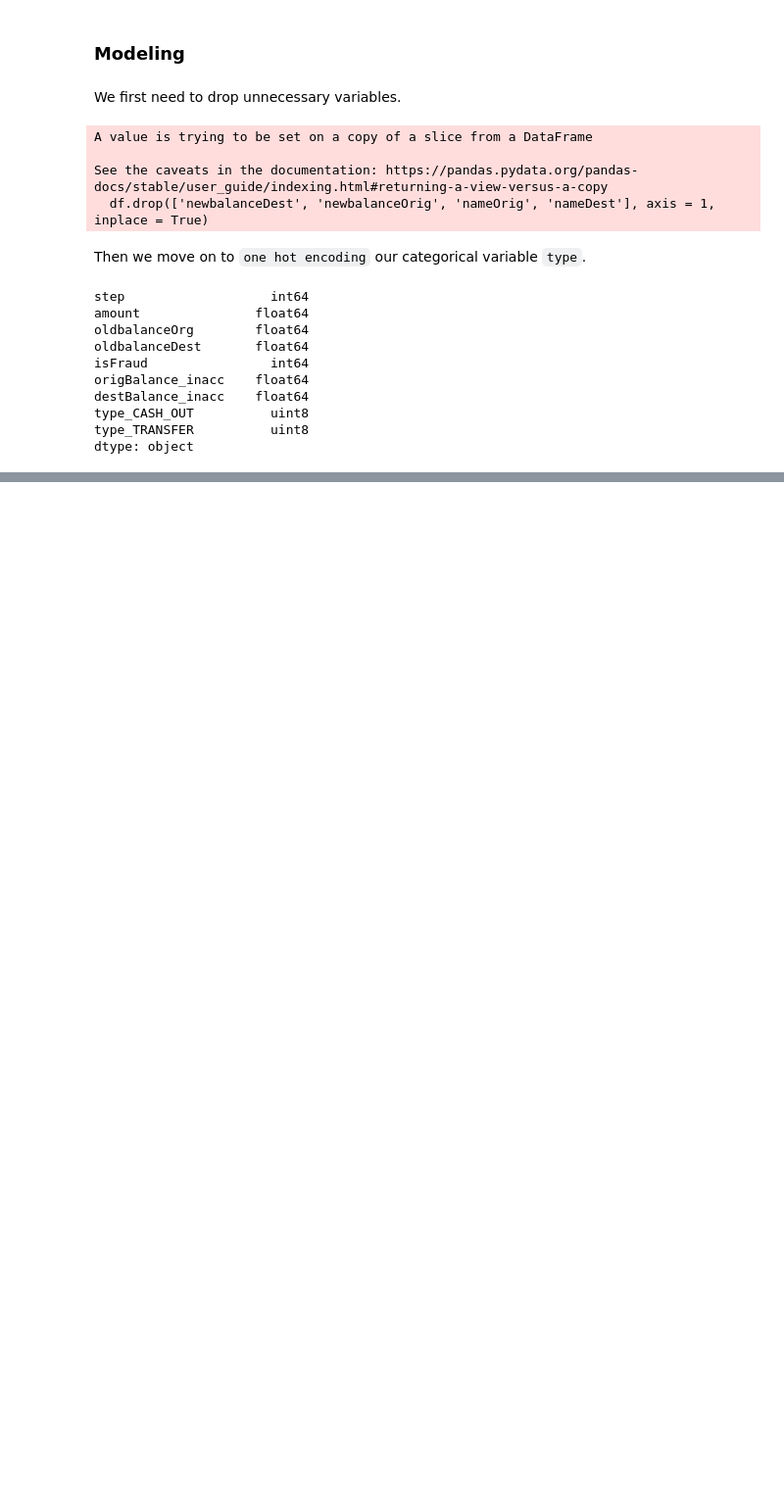
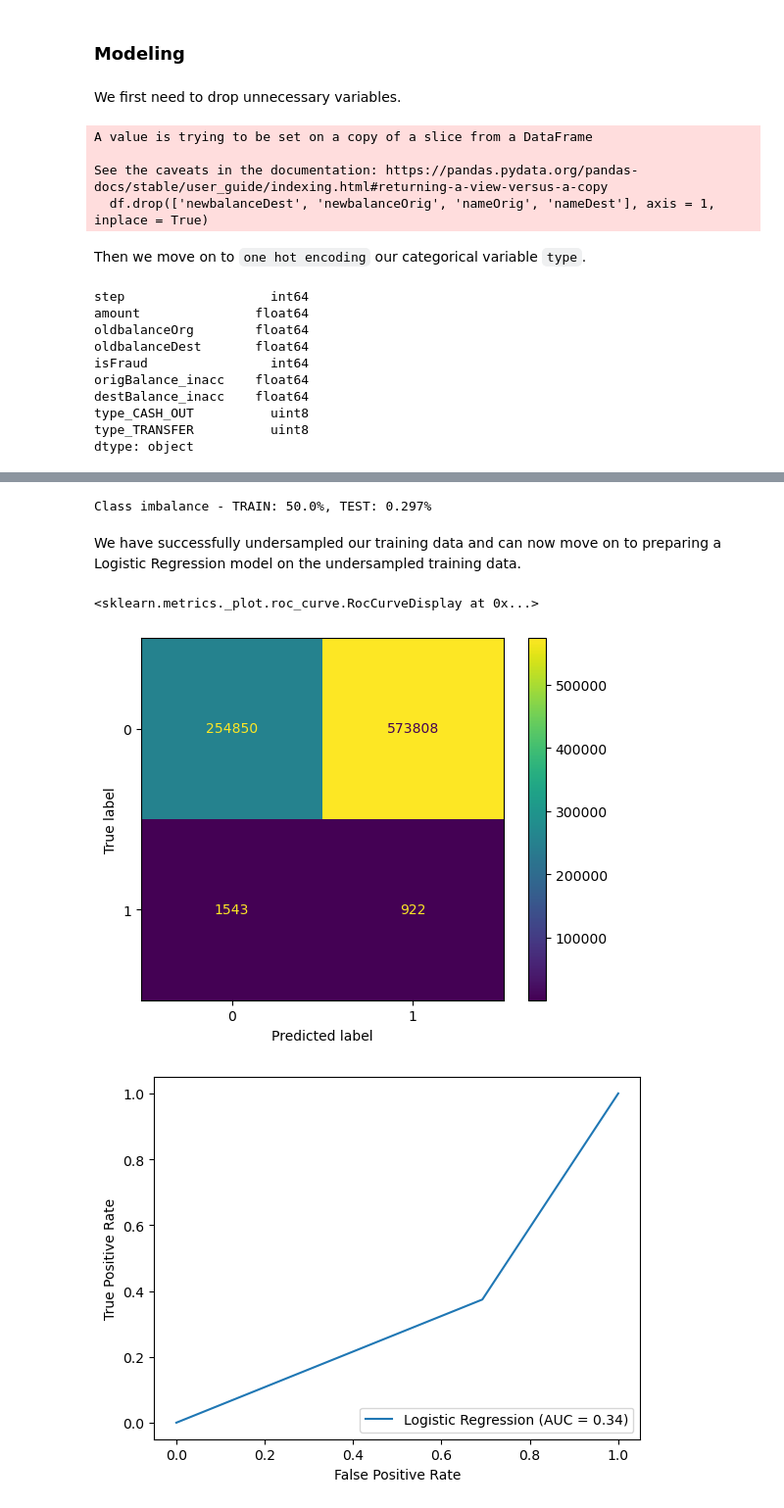
Before and after one commit to parthareja/financial-fraud-detection, a Jupyter notebook: financial-fraud-detection.ipynb, the cells around one changed output, grey strips where cells are left out. Shown at 98% size. Saved outputs shown, nothing was run; the diff lists cells and outputs as text; code cells hidden in the pictures; blank space fills up the shorter version.

```diff
--- a/financial-fraud-detection.ipynb
+++ b/financial-fraud-detection.ipynb
@@ -412,0 +556,46 @@ X_train, X_test, Y_train, Y_test = train_test_split(X, Y, test_size=0.30, random
+# %%
+import numpy as np
+
+fraud_train_ind = np.where(Y_train == 1)[0]
+non_fraud_train_ind = np.where(Y_train == 0)[0]
+
+non_fraud_train_ind_und = np.random.choice(non_fraud_train_ind, len(fraud_train_ind), replace = False)
+non_fraud_train_ind_und = np.array(non_fraud_train_ind_und)
+
+train_ind_und = np.concatenate([fraud_train_ind, non_fraud_train_ind_und])
+
+X_train_und = X_train.loc[X_train.reset_index(drop=True).index.isin(train_ind_und),:]
+Y_train_und = Y_train[train_ind_und.tolist()]
+# %%
+frauds_train = 0
+for i in Y_train_und:
+    if i == 1:
+        frauds_train += 1
+
+frauds_test = 0
+for i in Y_test:
+    if i == 1:
+        frauds_test += 1
+
+print(f'Class imbalance - TRAIN: {round((frauds_train/len(Y_train_und) * 100), 3)}%, TEST: {round((frauds_test/len(Y_test) * 100), 3)}%')
+# %% [output]
+Class imbalance - TRAIN: 50.0%, TEST: 0.297%
+# %% [markdown]
+We have successfully undersampled our training data and can now move on to preparing a Logistic Regression model on the undersampled training data.
+# %%
+lr = LogisticRegression()
+lr_model = lr.fit(X_train_und, Y_train_und)
+Y_pred = lr_model.predict(X_test)
+
+cm = confusion_matrix(Y_test, Y_pred, labels=lr.classes_)
+cm_plot = ConfusionMatrixDisplay(confusion_matrix=cm, display_labels=lr.classes_)
+cm_plot.plot()
+
+fpr, tpr, thresholds = roc_curve(Y_test, Y_pred)
+roc_auc = auc(fpr, tpr)
+roc_plot = RocCurveDisplay(fpr=fpr, tpr=tpr, roc_auc=roc_auc, estimator_name='Logistic Regression')
+roc_plot.plot()
+# %% [output]
+<sklearn.metrics._plot.roc_curve.RocCurveDisplay at 0x...>
+[figure, added]
+[figure, added]
```
Also changed, not shown: parts of 37 cells of this notebook.
